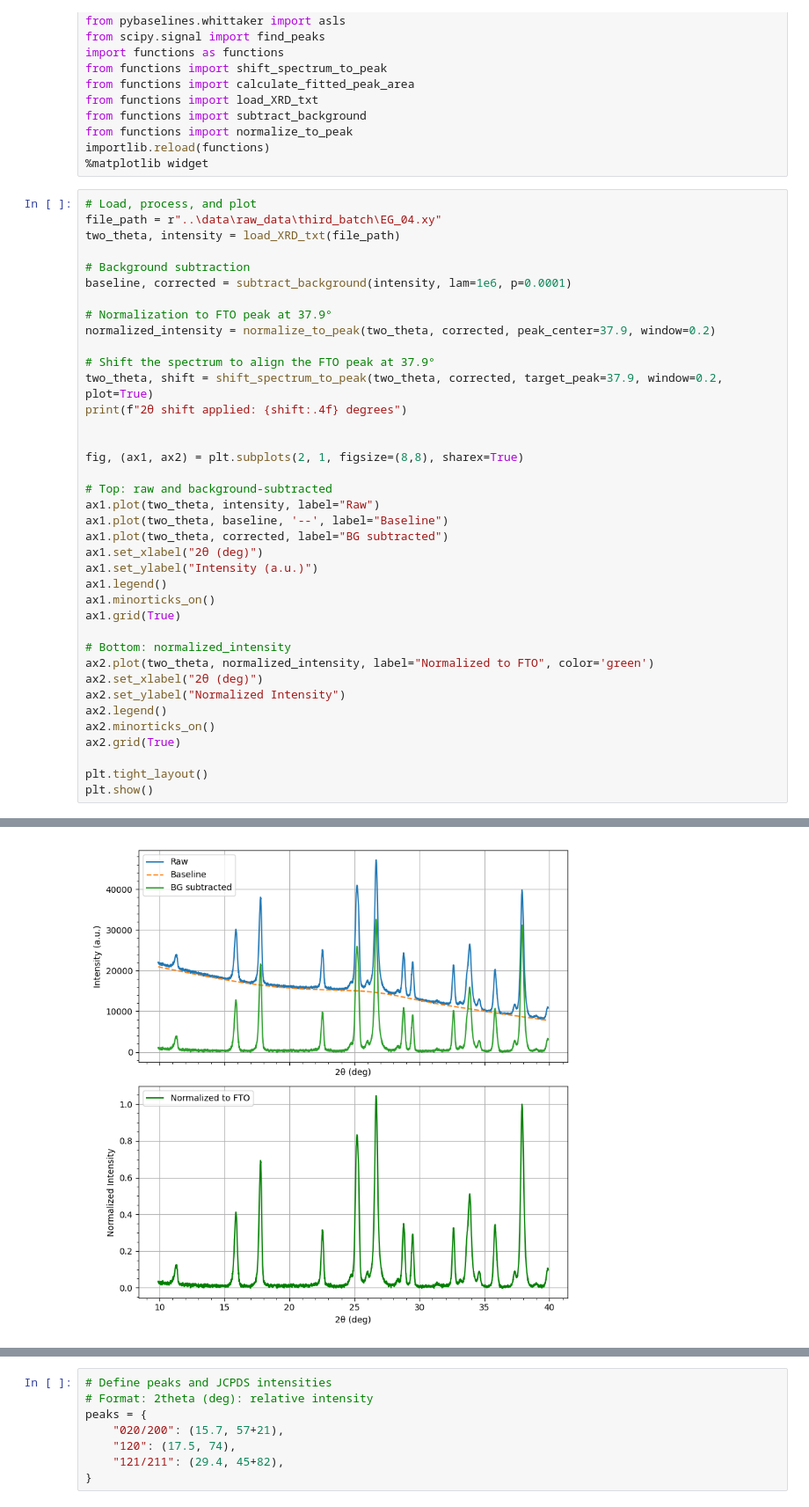
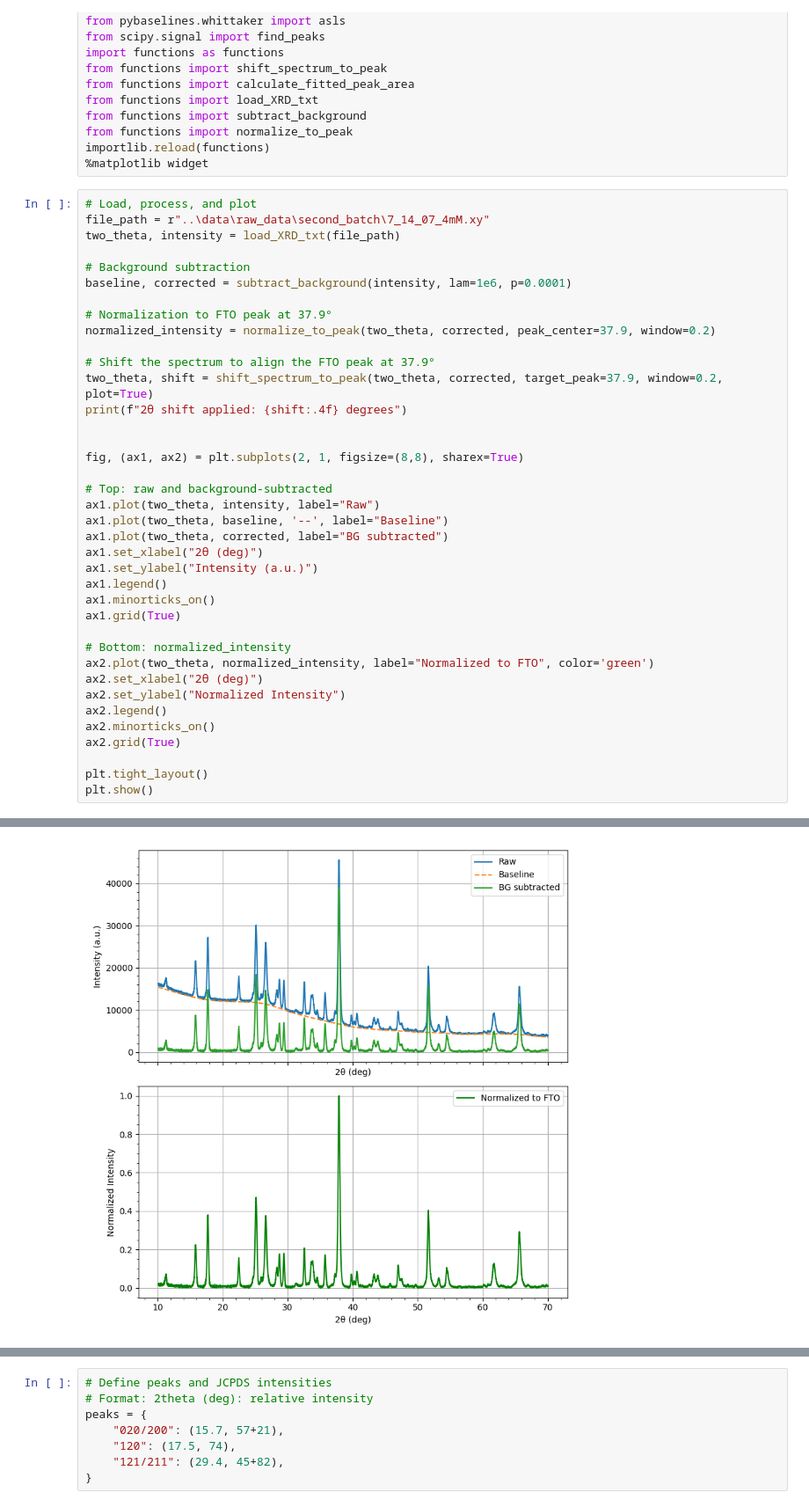
Before and after one commit to FardinGhaffari/Sb2S3-XRD-Analysis, a Jupyter notebook: scripts/texture_coefficient_calculation.ipynb, the cells around one changed output, grey strips where cells are left out. Shown at 88% size. Drawn from its saved outputs; the diff is of its cells as text.

Commit message:
Worked on lotting some data

```diff
--- a/scripts/texture_coefficient_calculation.ipynb
+++ b/scripts/texture_coefficient_calculation.ipynb
@@ -17,7 +17,7 @@ importlib.reload(functions)
 %matplotlib widget
 # %%
 # Load, process, and plot
-file_path = r"..\data\raw_data\third_batch\EG_04.xy"
+file_path = r"..\data\raw_data\second_batch\7_14_07_4mM.xy"
 two_theta, intensity = load_XRD_txt(file_path)
 
 # Background subtraction
@@ -60,4 +60,4 @@ test 2
-[figure, old version]
+[figure, new version]
 # %%
 # Save processed data
 
```
Also changed, not shown: parts of 4 cells of this notebook, 3 other files.
